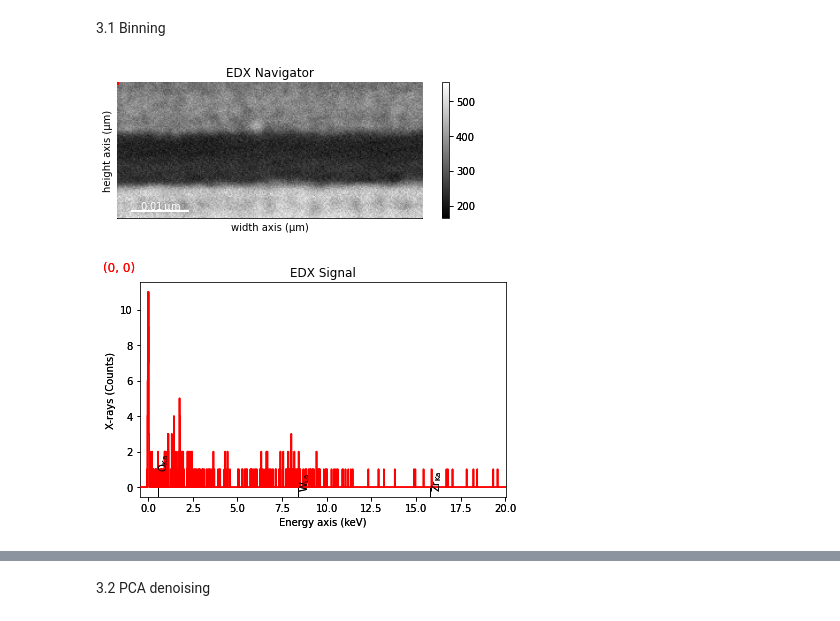
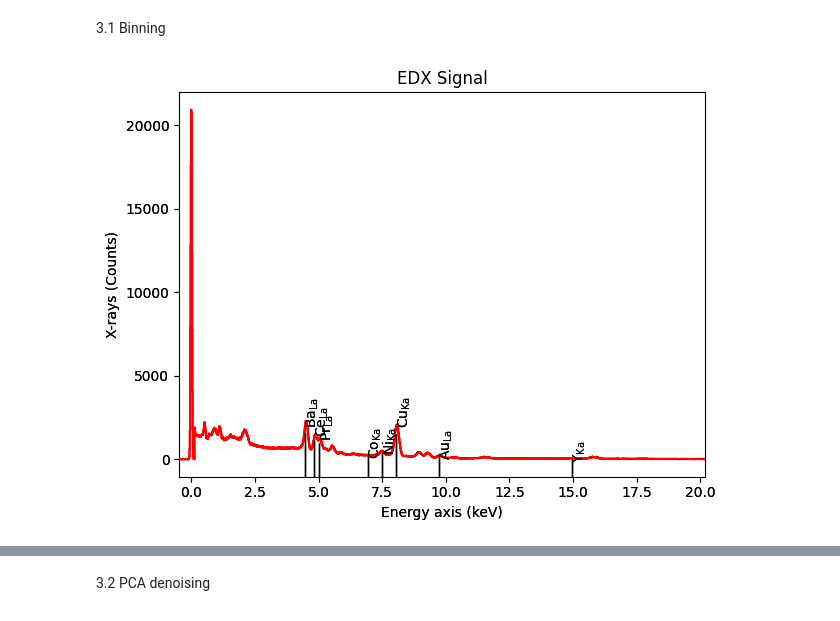
Before and after one commit to iceaiai/STEM, a Jupyter notebook: EDS-Copy1.ipynb, the cells around one changed output, grey strips where cells are left out. Drawn from its saved outputs; the diff is of its cells as text; code cells hidden in the pictures.

```diff
--- a/EDS-Copy1.ipynb
+++ b/EDS-Copy1.ipynb
@@ -84,6 +105,6 @@ kfactor_df = pd.DataFrame(data = data, columns = column)
 # %% [markdown]
 # 1. Loading your .bcf file
 # %%
-sample_name = '2.bcf'# input your xxx.bcf file inside ''
+sample_name = '1.bcf'# input your xxx.bcf file inside ''
 # %%
 s1=hs.load(sample_name)
@@ -125,8 +149,9 @@ s1[1].metadata.Sample
 # %%
 #Skip this cell if all the elements and x-ray lines have been added
 # this is for checking all the All_Elements = ['O', 'W', 'Zr','Hf','Al','Cu'] #modify the list of elements
-Elements = ['O', 'W', 'Zr']
+Elements = ['Au', 'Ba', 'Ce', 'Co', 'Cu', 'Ni', 'Pr', 'Y']
 s1[1].set_elements(Elements)
 # this is for checking all the x-ray lineAll_Xray_lines=['O_Ka', 'W_La', 'Zr_Ka','Zr_La','W_Ma','W_Lb1', 'Hf_Ma','Hf_La','Hf_Lb3','Al_Ka','Cu_Ka','Cu_Kb','Cu_La','Ga_Ka','Ga_Kb','Ga_La'] #modify the list of x-ray lines
-Xray_lines = ['O_Ka', 'W_La', 'Zr_Ka']
+Xray_lines =  ['Au_La', 'Ba_La', 'Ce_La', 'Co_Ka', 'Cu_Ka', 'Ni_Ka', 'Pr_La', 'Y_Ka']
 s1[1].set_lines(Xray_lines)
+s1[1].plot(True)
@@ -168,7 +196,6 @@ If the spectrum is noisy, you can:
 # %% [markdown]
 3.1 Binning
 # %%
-s1[1].plot(True) # you can drag the red dot on the top left in the navigation image to locate the ROI and check the EDS spectrum.
+s1[1].sum().plot(True) # you can drag the red dot on the top left in the navigation image to locate the ROI and check the EDS spectrum.
 # %% [output]
-[figure, old version]
+[figure, new version]
-[figure, removed]
```
Also changed, not shown: parts of 17 cells of this notebook.
